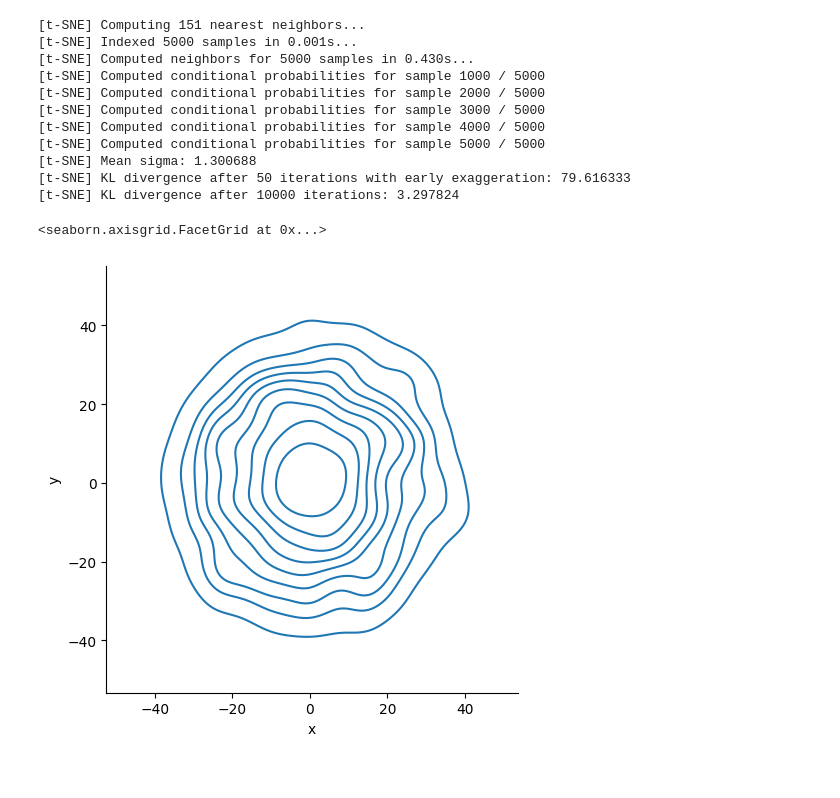
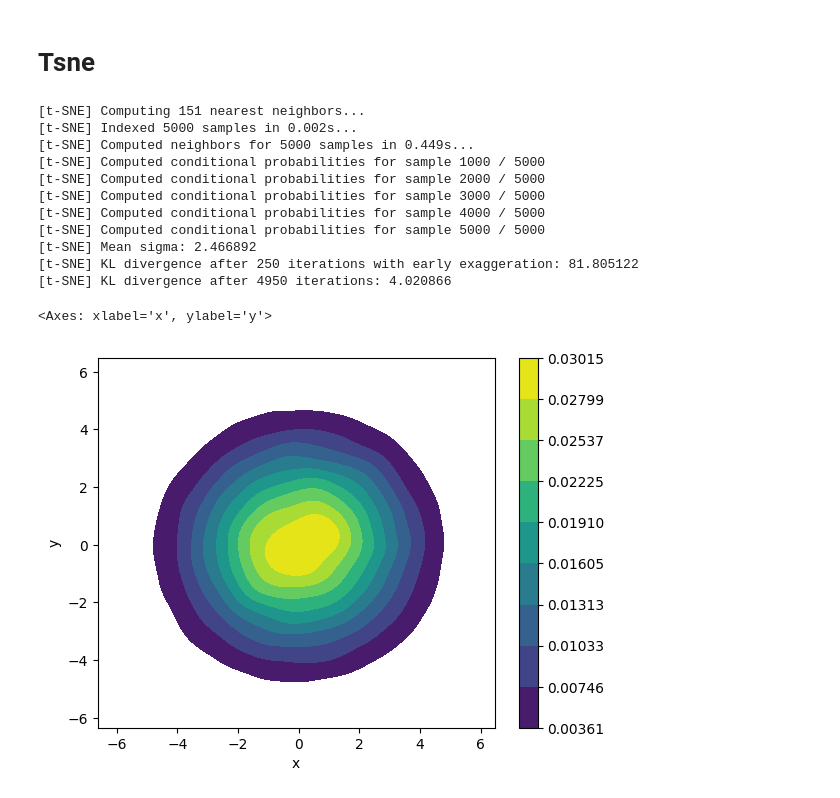
Before and after one commit to pSzyc/Ising, a Jupyter notebook: Model/VAE/tsne.ipynb, the cells around one changed output. Saved outputs shown, nothing was run; the diff lists cells and outputs as text; code cells hidden in the pictures.

Commit message:
tsne updated

```diff
--- a/Model/VAE/tsne.ipynb
+++ b/Model/VAE/tsne.ipynb
@@ -22,7 +27,7 @@ def load_model_at_T(t,  latent_dim = 200):
     model = VAE(latent_dim)
     dummy_input = tf.zeros((1, 32, 32, 1))
     model(dummy_input)
-    model.load_weights(f'models/vae{t:.1f}.h5')
+    model.load_weights(f'models/22-03-2024/{t:.1f}/vae{t:.1f}.h5')
     return model
 # %%
 temps = np.arange(2.0, 3.0, 0.1)
@@ -53,0 +36,33 @@ from sklearn.manifold import TSNE
+# %%
+gm_vars = GaussianMixture(n_components=2, random_state=0)
+gm_means = GaussianMixture(n_components=1, random_state=0)
+
+
+for temp in temps:
+    model = models[temp]
+    batch_size = 100
+    folder = f"models/22-03-2024/{temp:.1f}"
+    trainset_path = f"../../GetData/Python/Data/Data{temp:.2}.tfrecord"
+    train_set = input_pipeline.dataset_tfrecord_pipeline(trainset_path, flatten=False, batch_size=batch_size)
+
+    # data mc trainset
+    data_var = []
+    data_mean = []
+    for batch in train_set:
+        data_mc = batch
+        data_plus = plus_encode_data(data_mc)
+        mean, var = model.encode(data_plus)
+        data_var.append(var)
+        data_mean.append(mean)
+
+    vars = np.concatenate(data_var, axis=0)
+    means = np.concatenate(data_mean, axis=0)
+
+    gm_vars.fit(vars)
+    gm_means.fit(means)
+
+    # Save the GMM models
+    joblib.dump(gm_vars, f"{folder}/gm_vars.pkl")
+    joblib.dump(gm_means, f"{folder}/gm_means.pkl")
+
+    print(f"Temperature: {temp:.2}")
@@ -54,25 +80,26 @@ from sklearn.manifold import TSNE
+# %% [markdown]
+# Tsne
 # %%
-tsne = TSNE(n_components=2, perplexity=50, n_iter=10000, verbose=1, random_state=123)
-v = tsne.fit_transform(means)
+tsne_mean = TSNE(n_components=2, perplexity=50, n_iter=10000, verbose=1, random_state=123)
+v = tsne_mean.fit_transform(means)
+
+df_mean = pd.DataFrame()
+df_mean["x"] = v[:,0]
+df_mean["y"] = v[:,1]
 # %% [output]
 [t-SNE] Computing 151 nearest neighbors...
-[t-SNE] Indexed 5000 samples in 0.001s...
-[t-SNE] Computed neighbors for 5000 samples in 0.430s...
+[t-SNE] Indexed 5000 samples in 0.002s...
+[t-SNE] Computed neighbors for 5000 samples in 0.449s...
 [t-SNE] Computed conditional probabilities for sample 1000 / 5000
 [t-SNE] Computed conditional probabilities for sample 2000 / 5000
 [t-SNE] Computed conditional probabilities for sample 3000 / 5000
 [t-SNE] Computed conditional probabilities for sample 4000 / 5000
 [t-SNE] Computed conditional probabilities for sample 5000 / 5000
-[t-SNE] Mean sigma: 1.300688
-[t-SNE] KL divergence after 50 iterations with early exaggeration: 79.616333
-[t-SNE] KL divergence after 10000 iterations: 3.297824
+[t-SNE] Mean sigma: 2.466892
+[t-SNE] KL divergence after 250 iterations with early exaggeration: 81.805122
+[t-SNE] KL divergence after 4950 iterations: 4.020866
-# %%
-df_tsne = pd.DataFrame()
-df_tsne["x"] = v[:,0]
-df_tsne["y"] = v[:,1]
-
-
-sns.displot(df_tsne, x='x', y='y', kind='kde')
-# %% [output]
-<seaborn.axisgrid.FacetGrid at 0x...>
-[figure, removed]
+# %%
+sns.kdeplot(data=df_mean, x='x', y='y', cmap='viridis', fill=True, cbar=True)
+# %% [output]
+<Axes: xlabel='x', ylabel='y'>
+[figure, added]
```
Also changed, not shown: parts of 8 cells of this notebook, 4 other files.
